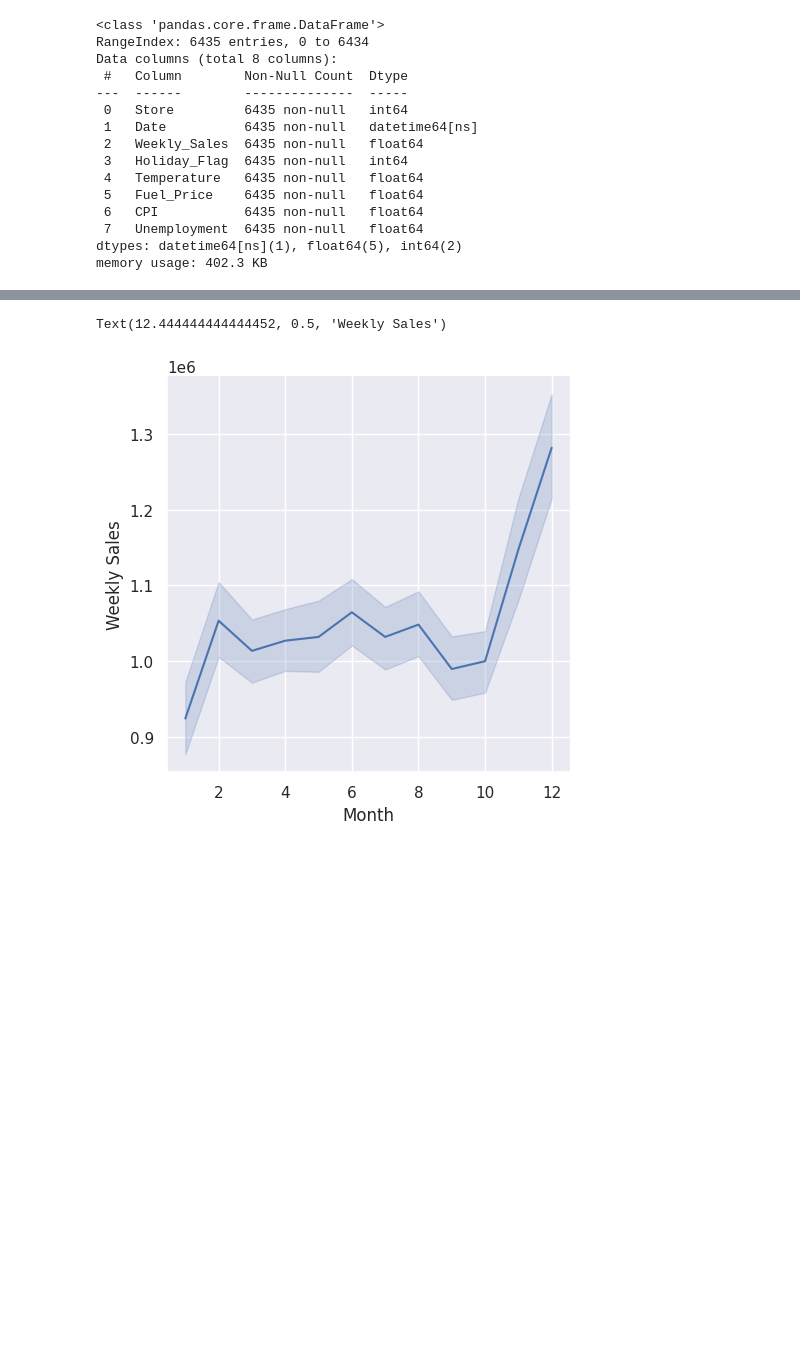
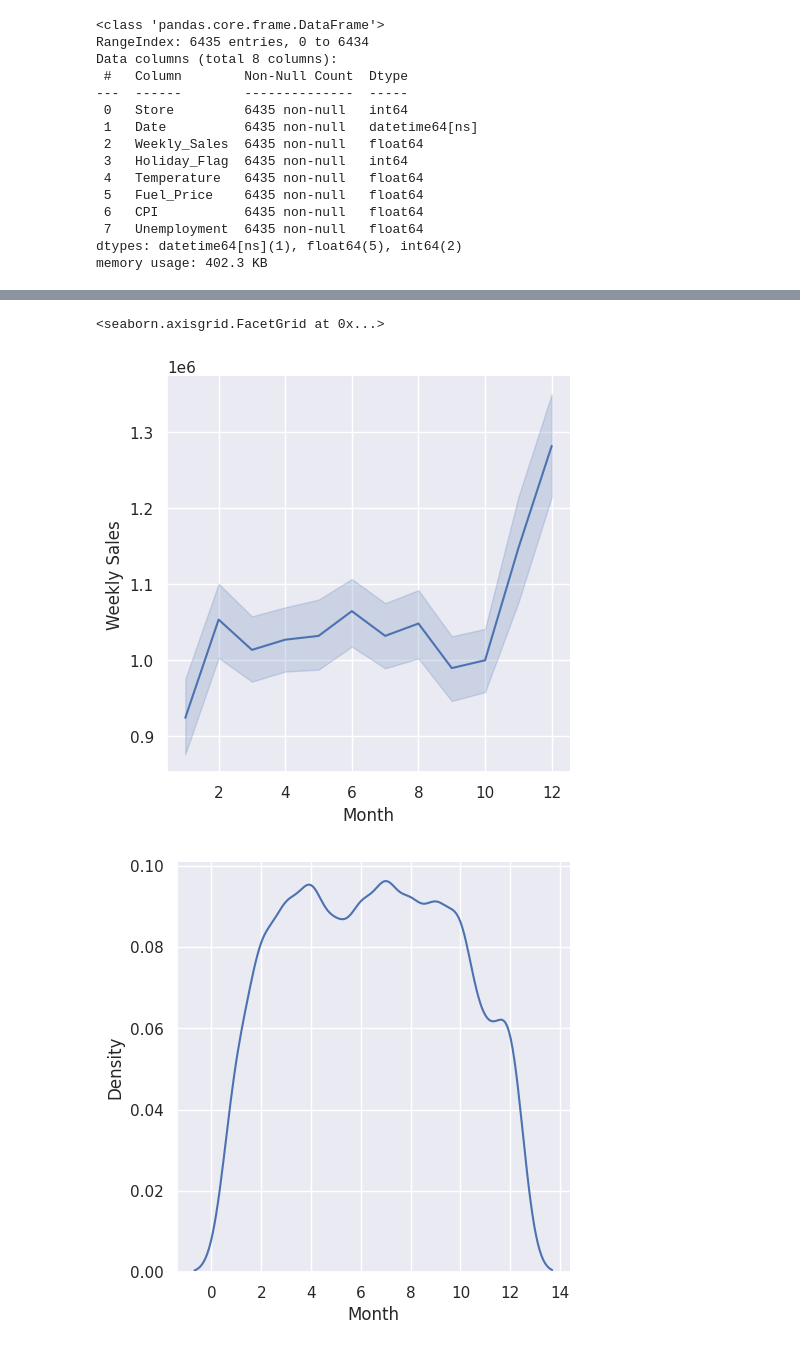
Before and after one commit to pullz6/Retail_Prediction, a Jupyter notebook: Retail_Forecasting.ipynb, the cells around one changed output, grey strips where cells are left out. Saved outputs shown, nothing was run; the diff lists cells and outputs as text; code cells hidden in the pictures; blank space fills up the shorter version.

```diff
--- a/Retail_Forecasting.ipynb
+++ b/Retail_Forecasting.ipynb
@@ -126,7 +150,10 @@ Text(17.19444444444445, 0.5, 'Weekly Sales')
 # %%
 sns.relplot(data=df, x="Month", y="Weekly_Sales", kind="line")
 plt.xlabel('Month')
 plt.ylabel('Weekly Sales')
+
+sns.displot(df, x="Month", kind="kde")
 # %% [output]
-Text(12.444444444444452, 0.5, 'Weekly Sales')
+<seaborn.axisgrid.FacetGrid at 0x...>
 [figure]
+[figure, added]
```
Also changed, not shown: parts of 6 cells of this notebook.
